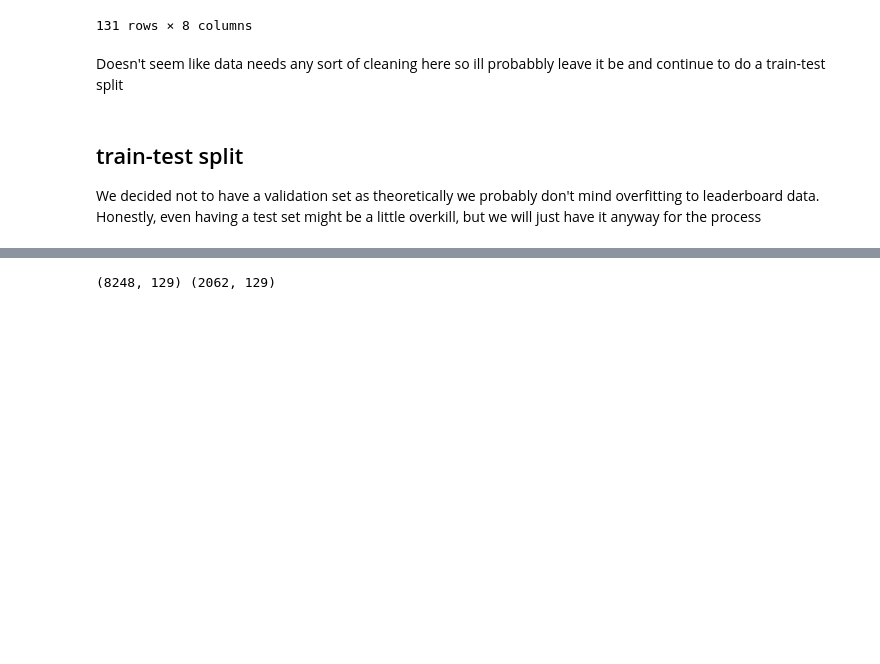
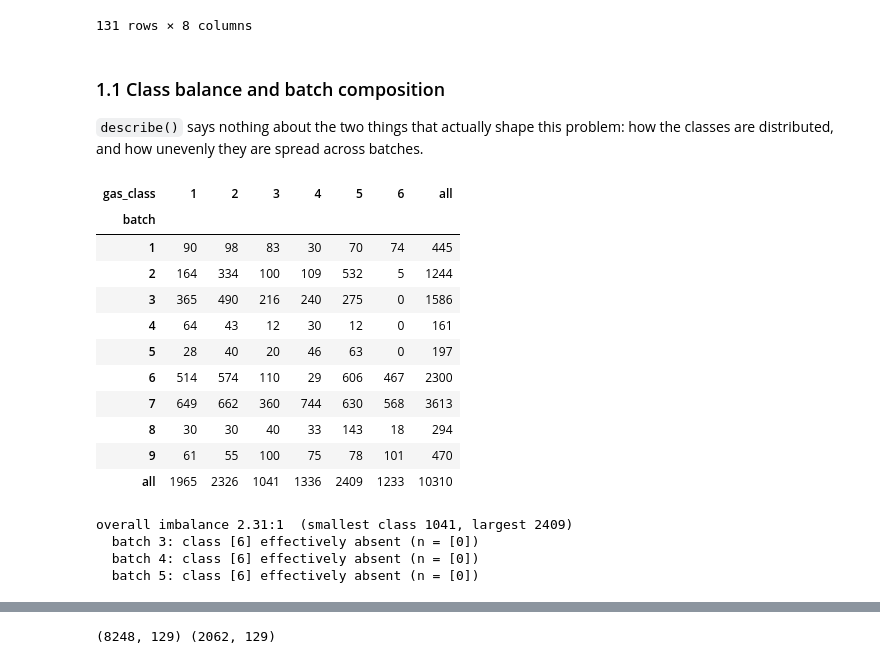
Before and after one commit to swang737/seanwang-margzhao-submission-iud26, a Jupyter notebook: notebook/submissionnotebook.ipynb, the cells around one changed output, grey strips where cells are left out. Saved outputs shown, nothing was run; the diff lists cells and outputs as text; code cells hidden in the pictures; blank space fills up the shorter version.

```diff
--- a/notebook/submissionnotebook.ipynb
+++ b/notebook/submissionnotebook.ipynb
@@ -48,9 +86,36 @@ duplicates: 0
 | feat_127 | 10310.0 | -8.211546 | 5.922605 | -56.133676 | -11.924288 | -6.816722 | -3.458417 | 6.851792 |
 | feat_128 | 10310.0 | -15.094668 | 16.499237 | -410.152297 | -19.471311 | -12.423448 | -7.003015 | 8.357968 |
 131 rows × 8 columns
-# %% [markdown]
-Doesn't seem like data needs any sort of cleaning here so ill probabbly leave it be and continue to do a train-test split
-# %% [markdown]
-## train-test split
-
-We decided not to have a validation set as theoretically we probably don't mind overfitting to leaderboard data. Honestly, even having a test set might be a little overkill, but we will just have it anyway for the process
+# %% [markdown]
+### 1.1 Class balance and batch composition
+
+`describe()` says nothing about the two things that actually shape this problem: how the
+classes are distributed, and how unevenly they are spread across batches.
+# %%
+display(pd.crosstab(train.batch, train.gas_class, margins=True, margins_name="all"))
+
+counts = train.gas_class.value_counts().sort_index()
+print(f"overall imbalance {counts.max()/counts.min():.2f}:1  "
+      f"(smallest class {counts.min()}, largest {counts.max()})")
+for b in sorted(train.batch.unique()):
+    d = train[train.batch == b].gas_class.value_counts()
+    gone = [k for k in range(1, 7) if d.get(k, 0) < 5]
+    if gone:
+        print(f"  batch {b}: class {gone} effectively absent (n = {[int(d.get(k, 0)) for k in gone]})")
+# %% [output]
+| gas_class | 1 | 2 | 3 | 4 | 5 | 6 | all |
+| batch |  |  |  |  |  |  |  |
+| 1 | 90 | 98 | 83 | 30 | 70 | 74 | 445 |
+| 2 | 164 | 334 | 100 | 109 | 532 | 5 | 1244 |
+| 3 | 365 | 490 | 216 | 240 | 275 | 0 | 1586 |
+| 4 | 64 | 43 | 12 | 30 | 12 | 0 | 161 |
+| 5 | 28 | 40 | 20 | 46 | 63 | 0 | 197 |
+| 6 | 514 | 574 | 110 | 29 | 606 | 467 | 2300 |
+| 7 | 649 | 662 | 360 | 744 | 630 | 568 | 3613 |
+| 8 | 30 | 30 | 40 | 33 | 143 | 18 | 294 |
+| 9 | 61 | 55 | 100 | 75 | 78 | 101 | 470 |
+| all | 1965 | 2326 | 1041 | 1336 | 2409 | 1233 | 10310 |
+overall imbalance 2.31:1  (smallest class 1041, largest 2409)
+  batch 3: class [6] effectively absent (n = [0])
+  batch 4: class [6] effectively absent (n = [0])
+  batch 5: class [6] effectively absent (n = [0])
```
Also changed, not shown: parts of 77 cells of this notebook.
